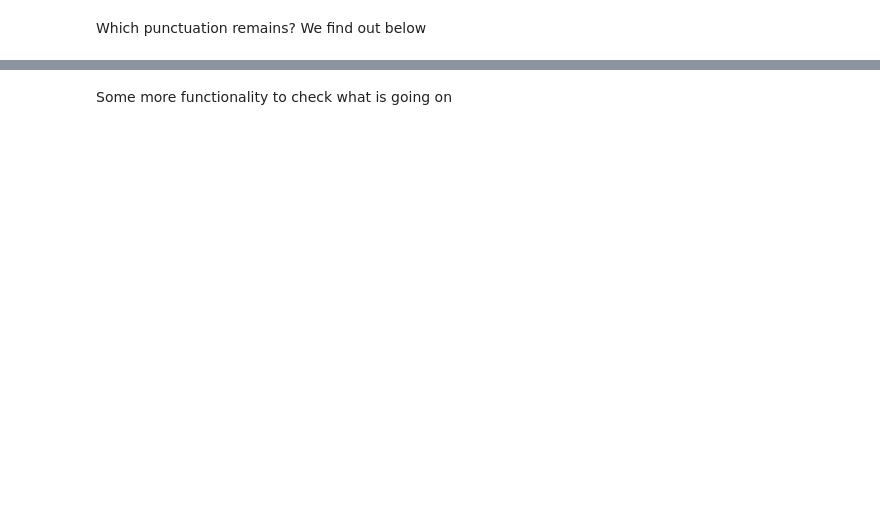
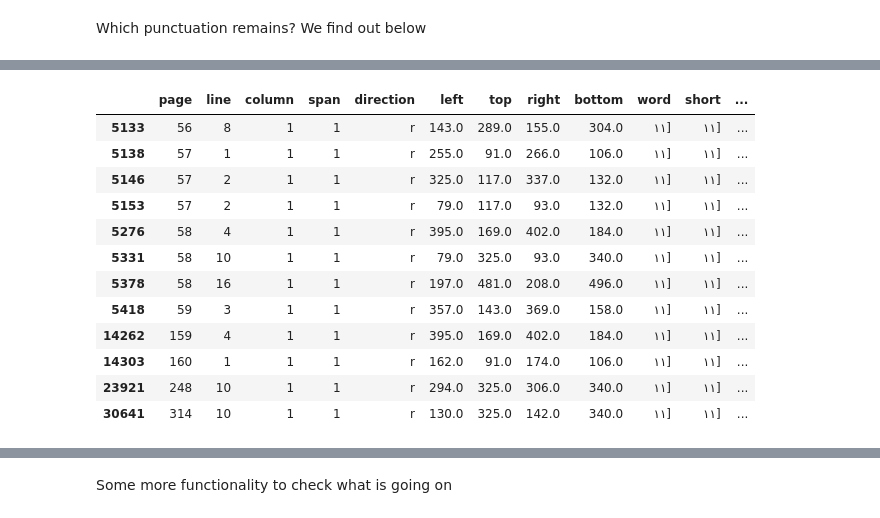
Before and after one commit to among/fusus, a Jupyter notebook: fusust-text-laboratory/FususReworking.ipynb, the cells around one changed output, grey strips where cells are left out. Drawn from its saved outputs; the diff is of its cells as text; code cells hidden in the pictures; blank space fills up the shorter version.

```diff
--- a/fusust-text-laboratory/FususReworking.ipynb
+++ b/fusust-text-laboratory/FususReworking.ipynb
@@ -76,2 +113,18 @@ Which punctuation remains? We find out below
 # %%
 puncs = fusus[fusus['haspunct']!=''].haspunct.unique().tolist()
+# %%
+fusus[fusus['haspunct']=='١١]']
+# %% [output]
+|  | page | line | column | span | direction | left | top | right | bottom | word | short | ... |
+| 5133 | 56 | 8 | 1 | 1 | r | 143.0 | 289.0 | 155.0 | 304.0 | ١١] | ١١] | ... |
+| 5138 | 57 | 1 | 1 | 1 | r | 255.0 | 91.0 | 266.0 | 106.0 | ١١] | ١١] | ... |
+| 5146 | 57 | 2 | 1 | 1 | r | 325.0 | 117.0 | 337.0 | 132.0 | ١١] | ١١] | ... |
+| 5153 | 57 | 2 | 1 | 1 | r | 79.0 | 117.0 | 93.0 | 132.0 | ١١] | ١١] | ... |
+| 5276 | 58 | 4 | 1 | 1 | r | 395.0 | 169.0 | 402.0 | 184.0 | ١١] | ١١] | ... |
+| 5331 | 58 | 10 | 1 | 1 | r | 79.0 | 325.0 | 93.0 | 340.0 | ١١] | ١١] | ... |
+| 5378 | 58 | 16 | 1 | 1 | r | 197.0 | 481.0 | 208.0 | 496.0 | ١١] | ١١] | ... |
+| 5418 | 59 | 3 | 1 | 1 | r | 357.0 | 143.0 | 369.0 | 158.0 | ١١] | ١١] | ... |
+| 14262 | 159 | 4 | 1 | 1 | r | 395.0 | 169.0 | 402.0 | 184.0 | ١١] | ١١] | ... |
+| 14303 | 160 | 1 | 1 | 1 | r | 162.0 | 91.0 | 174.0 | 106.0 | ١١] | ١١] | ... |
+| 23921 | 248 | 10 | 1 | 1 | r | 294.0 | 325.0 | 306.0 | 340.0 | ١١] | ١١] | ... |
+| 30641 | 314 | 10 | 1 | 1 | r | 130.0 | 325.0 | 142.0 | 340.0 | ١١] | ١١] | ... |
```
Also changed, not shown: parts of 15 cells of this notebook, 2 other files.
